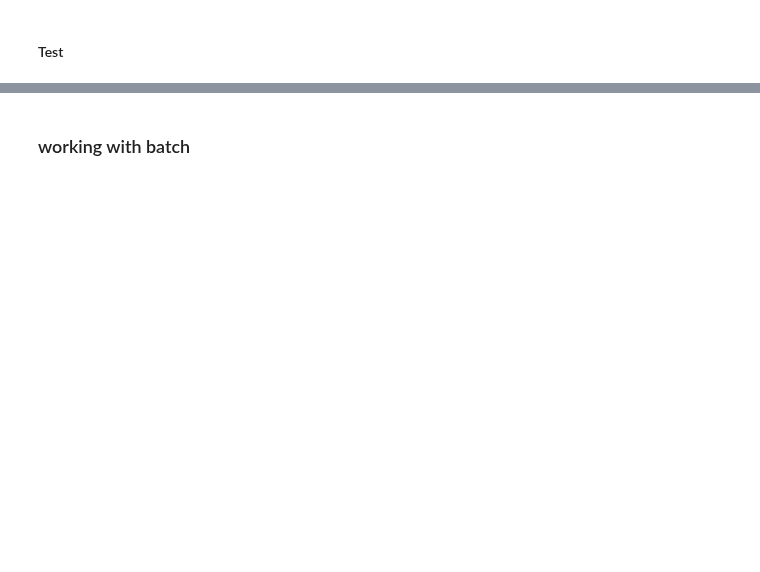
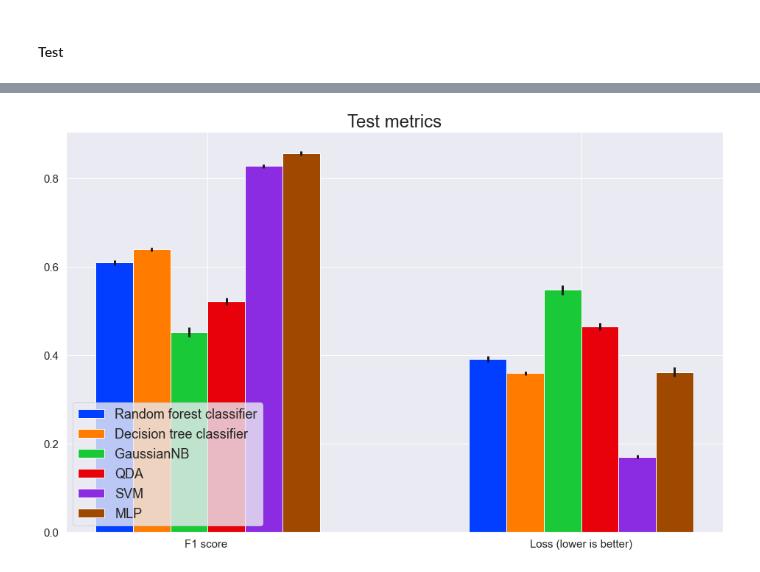
Before and after one commit to prushh/movie-lens-mlp, a Jupyter notebook: notebooks/3.0-performance-analysis.ipynb, the cells around one changed output, grey strips where cells are left out. Saved outputs shown, nothing was run; the diff lists cells and outputs as text; code cells hidden in the pictures; blank space fills up the shorter version.

```diff
--- a/notebooks/3.0-performance-analysis.ipynb
+++ b/notebooks/3.0-performance-analysis.ipynb
@@ -122,31 +37,0 @@ def find_max_f1_cfg(df: pd.DataFrame) -> List:
-# %%
-def find_best_conf(lst_conf, df: pd.DataFrame) -> Dict:
-    conf = []
-    for idx, cfg in enumerate(lst_conf):
-        conf.append(
-            {
-                'f1': mu_confidence_interval(df[df['cfg'] == cfg]['f1_test']),
-                'loss': mu_confidence_interval(df[df['cfg'] == cfg]['loss_test']),
-                'acc': mu_confidence_interval(df[df['cfg'] == cfg]['acc_test'])
-            }
-        )
-        conf[idx]['conf'] = cfg
-        conf[idx]['acc']['mu'] /= 100
-        conf[idx]['acc']['t_student'] /= 100
-    max = conf[0]
-    for elm in conf:
-        if max['f1']['mu'] < elm['f1']['mu'] and max['f1']['t_student'] > elm['f1']['t_student']:
-            max = elm
-    return max
-# %%
-def calculate_statistics_sklearn(df: pd.DataFrame, model: str) -> Dict:
-    """
-    Create a well-formatted Dict that contains the metrics
-    :param df: the DataFrame that contains metrics
-    :return: well-formatted Dict
-    """
-    res = {'f1': mu_confidence_interval(df[df['model'] == model]['f1_test']),
-           'loss': mu_confidence_interval(df[df['model'] == model]['loss_test']),
-           'acc': mu_confidence_interval(df[df['model'] == model]['acc_test']),
-           'conf': df[df['model'] == model]['cfg'].unique()}
-    return res
@@ -256,3 +213,5 @@ barplot_multiple_columns(groups=['Training', 'Validation'],
+# %%
+df_test_metric.drop(columns=['acc_mu', 'acc_ci'], inplace=True)
 # %%
 metrics = []
 y_errs = []
@@ -261,7 +220,9 @@ add_value_array(y_errs, df_test_metric, 'interval', 4)
 # %%
-barplot_multiple_columns(groups=['F1 score ', 'Accuracy', 'Loss (lower is better)'],
-                         elements_group=df_test_metric['model'].unique(), data=metrics, yerr=y_errs,
+barplot_multiple_columns(groups=['F1 score ', 'Loss (lower is better)'],
+                         elements_group=df_test_metric['model'].unique(),
+                         data=metrics,
+                         yerr=y_errs,
                          title='Test metrics',
                          upper_title=False)
+# %% [output]
+[figure, added]
-# %% [markdown]
-### working with batch
```
Also changed, not shown: parts of 25 cells of this notebook, 1 other file.
